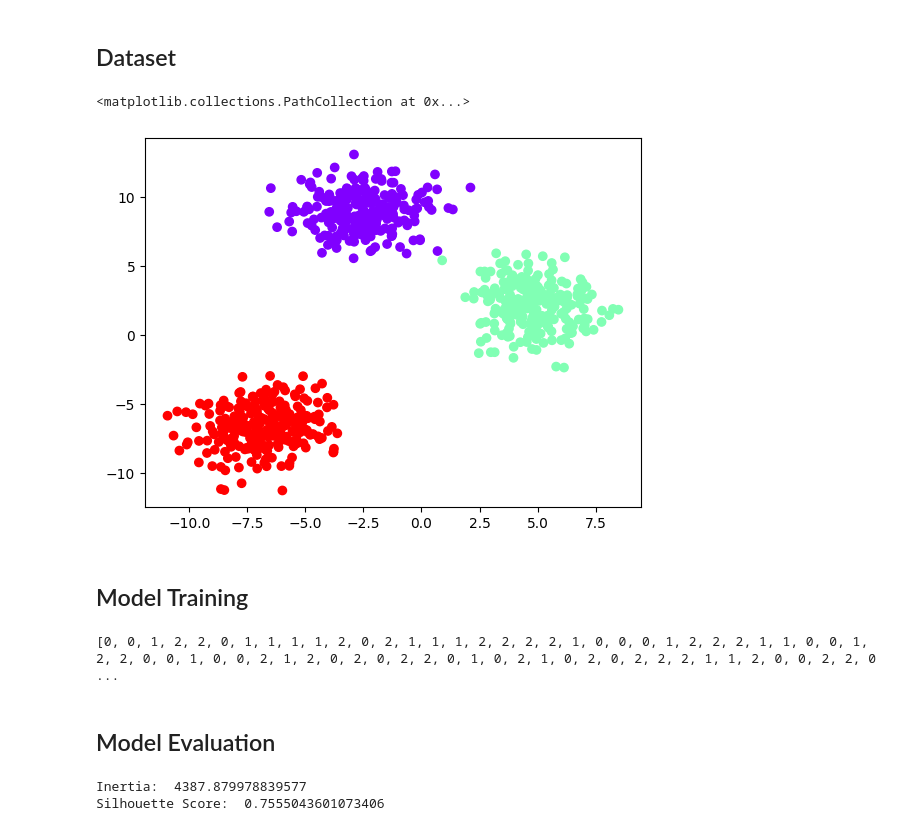
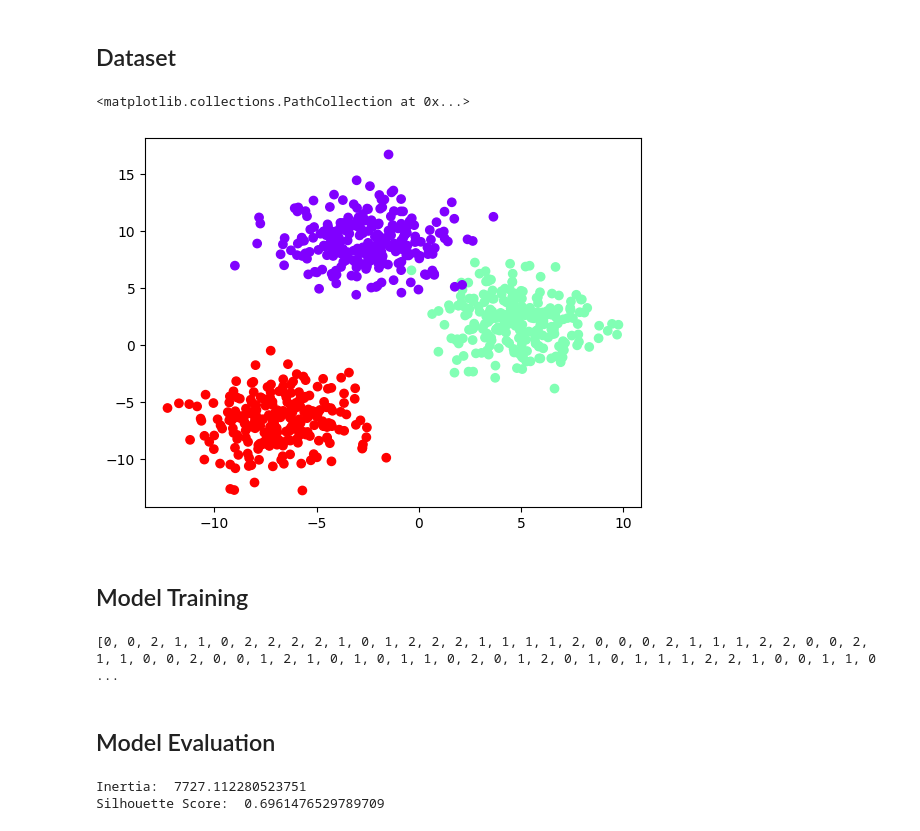
Before and after one commit to vishwasg217/ml-from-scratch, a Jupyter notebook: k-means-clustering/kmeans.ipynb, the cells around one changed output. Drawn from its saved outputs; the diff is of its cells as text; code cells hidden in the pictures.

```diff
--- a/k-means-clustering/kmeans.ipynb
+++ b/k-means-clustering/kmeans.ipynb
@@ -57,17 +57,16 @@ class KMeans:
 # %%
 from sklearn.datasets import make_blobs
 from sklearn.model_selection import train_test_split
 
 # Generate data
-X, y = make_blobs(n_samples=1000, centers=3, n_features=2, random_state=42, cluster_std=1.5)
+X, y = make_blobs(n_samples=1000, centers=3, n_features=2, random_state=42, cluster_std=2)
 
 # Split data into training and test sets
-X_train, X_test, y_train, y_test = train_test_split(X, y, random_state=0)
-
+X_train, X_test, y_train, y_test = train_test_split(X, y, random_state=42)
 plt.scatter(X_train[:, 0], X_train[:, 1], c=y_train, cmap='rainbow')
 # %% [output]
 <matplotlib.collections.PathCollection at 0x...>
-[figure, old version]
+[figure, new version]
 # %%
 # for 3D plot
 # fig = plt.figure()
@@ -81,7 +80,7 @@ kmeans = KMeans(k=3)
 kmeans.fit(X)
 print(kmeans.labels)
 # %% [output]
-[0, 0, 1, 2, 2, 0, 1, 1, 1, 1, 2, 0, 2, 1, 1, 1, 2, 2, 2, 2, 1, 0, 0, 0, 1, 2, 2, 2, 1, 1, 0, 0, 1, 2, 2, 0, 0, 1, 0, 0, 2, 1, 2, 0, 2, 0, 2, 2, 0, 1, 0, 2, 1, 0, 2, 0, 2, 2, 2, 1, 1, 2, 0, 0, 2, 2, 0 ...
+[0, 0, 2, 1, 1, 0, 2, 2, 2, 2, 1, 0, 1, 2, 2, 2, 1, 1, 1, 1, 2, 0, 0, 0, 2, 1, 1, 1, 2, 2, 0, 0, 2, 1, 1, 0, 0, 2, 0, 0, 1, 2, 1, 0, 1, 0, 1, 1, 0, 2, 0, 1, 2, 0, 1, 0, 1, 1, 1, 2, 2, 1, 0, 0, 1, 1, 0 ...
 # %% [markdown]
 ## Model Evaluation
 # %%
@@ -92,8 +91,8 @@ sil_score = silhouette_score(X_test, preds)
 print("Inertia: ", inertia)
 print("Silhouette Score: ", sil_score)
 # %% [output]
-Inertia:  4387.879978839577
-Silhouette Score:  0.7555043601073406
+Inertia:  7727.112280523751
+Silhouette Score:  0.6961476529789709
 # %%
 plt.scatter(X_test[:, 0], X_test[:, 1], c=preds)
 # %% [output]
```
Also changed, not shown: parts of 3 cells of this notebook.
